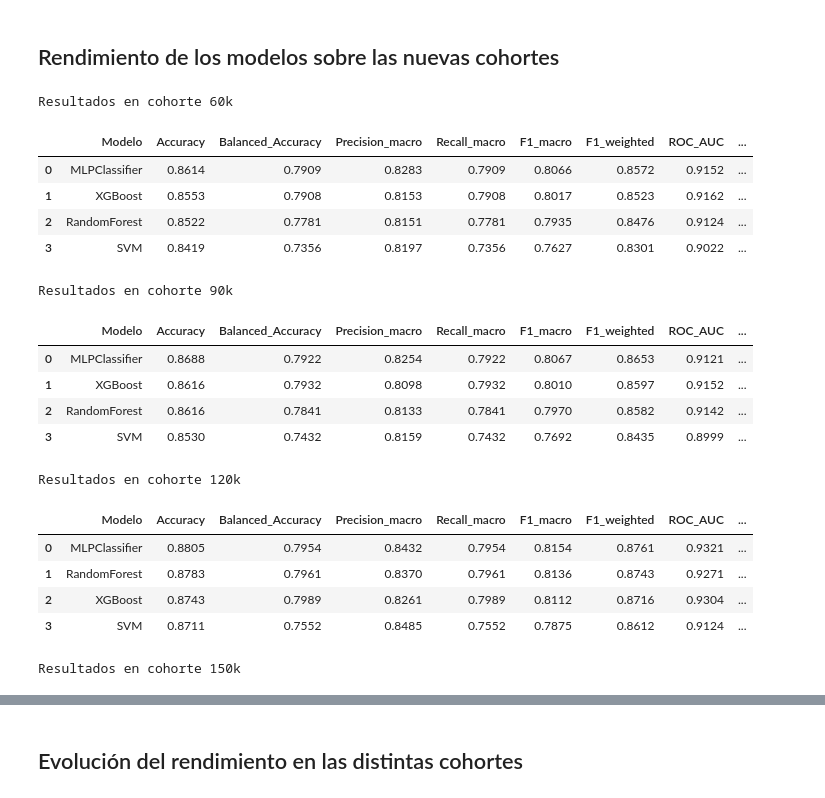
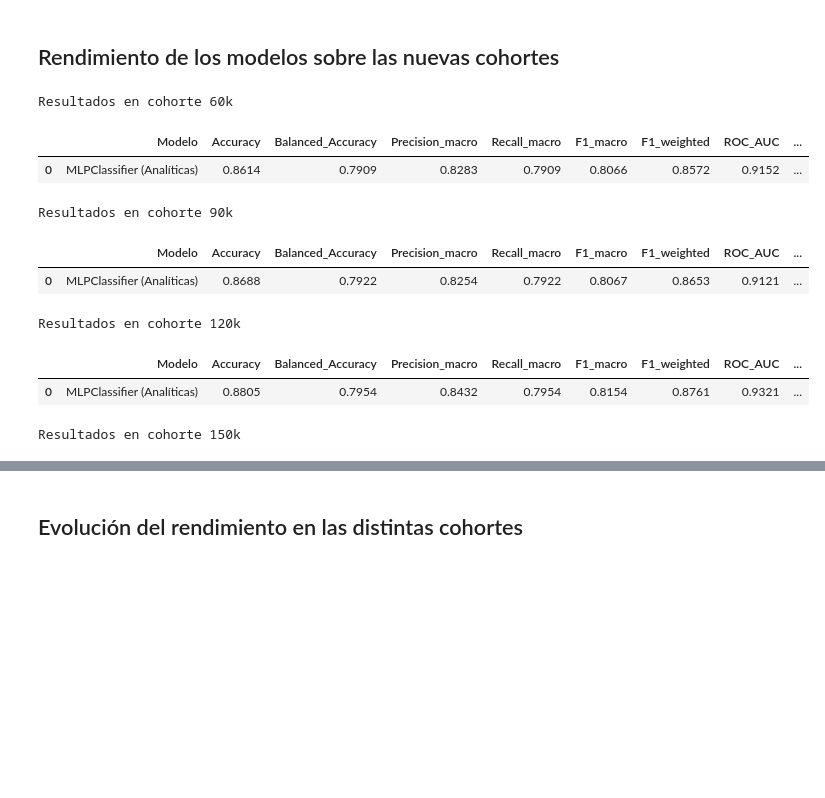
Before and after one commit to ramontr025/tfm-mulcia-2025, a Jupyter notebook: notebooks/04_.ipynb, the cells around one changed output, grey strips where cells are left out. Cells and saved outputs as stored; diff of their text form; code cells hidden in the pictures; blank space fills up the shorter version.

Commit message:
Incluidos resultados en nuevas cohortes en memoria

```diff
--- a/notebooks/04_.ipynb
+++ b/notebooks/04_.ipynb
@@ -218,17 +221,17 @@ Longitud de y_150k tras filtrar: 4602
 import joblib
 from pathlib import Path
 
-# Cargar los objetos entrenados del notebook 02
-MODELOS_DIR = PROJECT_ROOT / "modelos_entrenados"
+
+MODELOS_DIR = Path("models")
 
 # Cargar preprocesador de laboratorio ya entrenado
-preprocesador_lab = joblib.load(MODELOS_DIR / "preprocesador_lab.pkl")
+preprocesador_lab = joblib.load(MODELOS_DIR / "preprocesamiento_lab.joblib")
 print(f"✅ Preprocesador de laboratorio cargado")
 
 
 # Cargar modelos múltiples tuneados (RandomForest, SVM, XGBoost, MLP)
-modelos_tuneados = joblib.load(MODELOS_DIR / "modelos_multiples_tuneados.pkl")
-print(f"✅ Modelos tuneados cargados: {list(modelos_tuneados.keys())}")
+mejor_modelo_analiticas = joblib.load(MODELOS_DIR / "mejor_modelo_analiticas_mlpclassifier.joblib")
+print(f"✅ Modelo de analíticas cargado: {type(mejor_modelo_analiticas).__name__}")
 
 print("\n📊 Objetos cargados correctamente. Listos para hacer predicciones sin reentrenar.")
 # %% [output]
@@ -255,77 +253,68 @@ from sklearn.metrics import (
 )
 
 datasets_eval = [
-    ("60k", df_60k_loinc_proc, y_60k),
-    ("90k", df_90k_loinc_proc, y_90k),
-    ("120k", df_120k_loinc_proc, y_120k),
-    ("150k", df_150k_loinc_proc, y_150k),
+    ("60k", df_60k_loinc, y_60k),
+    ("90k", df_90k_loinc, y_90k),
+    ("120k", df_120k_loinc, y_120k),
+    ("150k", df_150k_loinc, y_150k),
 ]
 
 tablas_resultados = {}
 
-for nombre_dataset, X_proc, y_eval in datasets_eval:
+for nombre_dataset, X_raw, y_eval in datasets_eval:
     resultados = []
 
-    for nombre_modelo, info_modelo in modelos_tuneados.items():
-        modelo = info_modelo["mejor_modelo"]
+    # Evaluar modelo de analíticas (LOINC)
+    modelo = mejor_modelo_analiticas
 
-        y_pred = modelo.predict(X_proc)
+    y_pred = modelo.predict(X_raw)
 
-        y_proba = None
-        if hasattr(modelo, "predict_proba"):
-            y_proba = modelo.predict_proba(X_proc)[:, 1]
+    y_proba = None
+    if hasattr(modelo, "predict_proba"):
+        y_proba = modelo.predict_proba(X_raw)[:, 1]
 
-        fila = {
-            "Modelo": nombre_modelo,
-            "Accuracy": accuracy_score(y_eval, y_pred),
-            "Balanced_Accuracy": balanced_accuracy_score(y_eval, y_pred),
-            "Precision_macro": precision_score(y_eval, y_pred, average="macro", zero_division=0),
-            "Recall_macro": recall_score(y_eval, y_pred, average="macro", zero_division=0),
-            "F1_macro": f1_score(y_eval, y_pred, average="macro", zero_division=0),
-            "F1_weighted": f1_score(y_eval, y_pred, average="weighted", zero_division=0),
-        }
+    fila = {
+        "Modelo": "MLPClassifier (Analíticas)",
+        "Accuracy": accuracy_score(y_eval, y_pred),
+        "Balanced_Accuracy": balanced_accuracy_score(y_eval, y_pred),
+        "Precision_macro": precision_score(y_eval, y_pred, average="macro", zero_division=0),
+        "Recall_macro": recall_score(y_eval, y_pred, average="macro", zero_division=0),
+        "F1_macro": f1_score(y_eval, y_pred, average="macro", zero_division=0),
+        "F1_weighted": f1_score(y_eval, y_pred, average="weighted", zero_division=0),
+    }
 
-        if y_proba is not None:
-            fila["ROC_AUC"] = roc_auc_score(y_eval, y_proba)
-            fila["PR_AUC"] = average_precision_score(y_eval, y_proba)
-        else:
-            fila["ROC_AUC"] = None
-            fila["PR_AUC"] = None
+    if y_proba is not None:
+        fila["ROC_AUC"] = roc_auc_score(y_eval, y_proba)
+        fila["PR_AUC"] = average_precision_score(y_eval, y_proba)
+    else:
+        fila["ROC_AUC"] = None
+        fila["PR_AUC"] = None
 
-        resultados.append(fila)
+    resultados.append(fila)
 
     tabla_resultados = (
         pd.DataFrame(resultados)
         .sort_values("F1_weighted", ascending=False)
         .reset_index(drop=True)
     )
 
     tablas_resultados[nombre_dataset] = tabla_resultados
     print(f"\nResultados en cohorte {nombre_dataset}")
     display(tabla_resultados.round(4))
 
 tabla_resultados_60k = tablas_resultados["60k"]
 tabla_resultados_90k = tablas_resultados["90k"]
 tabla_resultados_120k = tablas_resultados["120k"]
 tabla_resultados_150k = tablas_resultados["150k"]
 # %% [output]
 Resultados en cohorte 60k
 |  | Modelo | Accuracy | Balanced_Accuracy | Precision_macro | Recall_macro | F1_macro | F1_weighted | ROC_AUC | ... |
-| 0 | MLPClassifier | 0.8614 | 0.7909 | 0.8283 | 0.7909 | 0.8066 | 0.8572 | 0.9152 | ... |
-| 1 | XGBoost | 0.8553 | 0.7908 | 0.8153 | 0.7908 | 0.8017 | 0.8523 | 0.9162 | ... |
-| 2 | RandomForest | 0.8522 | 0.7781 | 0.8151 | 0.7781 | 0.7935 | 0.8476 | 0.9124 | ... |
-| 3 | SVM | 0.8419 | 0.7356 | 0.8197 | 0.7356 | 0.7627 | 0.8301 | 0.9022 | ... |
+| 0 | MLPClassifier (Analíticas) | 0.8614 | 0.7909 | 0.8283 | 0.7909 | 0.8066 | 0.8572 | 0.9152 | ... |
 Resultados en cohorte 90k
 |  | Modelo | Accuracy | Balanced_Accuracy | Precision_macro | Recall_macro | F1_macro | F1_weighted | ROC_AUC | ... |
-| 0 | MLPClassifier | 0.8688 | 0.7922 | 0.8254 | 0.7922 | 0.8067 | 0.8653 | 0.9121 | ... |
-| 1 | XGBoost | 0.8616 | 0.7932 | 0.8098 | 0.7932 | 0.8010 | 0.8597 | 0.9152 | ... |
-| 2 | RandomForest | 0.8616 | 0.7841 | 0.8133 | 0.7841 | 0.7970 | 0.8582 | 0.9142 | ... |
-| 3 | SVM | 0.8530 | 0.7432 | 0.8159 | 0.7432 | 0.7692 | 0.8435 | 0.8999 | ... |
+| 0 | MLPClassifier (Analíticas) | 0.8688 | 0.7922 | 0.8254 | 0.7922 | 0.8067 | 0.8653 | 0.9121 | ... |
 Resultados en cohorte 120k
 |  | Modelo | Accuracy | Balanced_Accuracy | Precision_macro | Recall_macro | F1_macro | F1_weighted | ROC_AUC | ... |
-| 0 | MLPClassifier | 0.8805 | 0.7954 | 0.8432 | 0.7954 | 0.8154 | 0.8761 | 0.9321 | ... |
-| 1 | RandomForest | 0.8783 | 0.7961 | 0.8370 | 0.7961 | 0.8136 | 0.8743 | 0.9271 | ... |
-| 2 | XGBoost | 0.8743 | 0.7989 | 0.8261 | 0.7989 | 0.8112 | 0.8716 | 0.9304 | ... |
-| 3 | SVM | 0.8711 | 0.7552 | 0.8485 | 0.7552 | 0.7875 | 0.8612 | 0.9124 | ... |
+| 0 | MLPClassifier (Analíticas) | 0.8805 | 0.7954 | 0.8432 | 0.7954 | 0.8154 | 0.8761 | 0.9321 | ... |
 Resultados en cohorte 150k
 |  | Modelo | Accuracy | Balanced_Accuracy | Precision_macro | Recall_macro | F1_macro | F1_weighted | ROC_AUC | ... |
```
Also changed, not shown: parts of 5 cells of this notebook, 6 other files.
